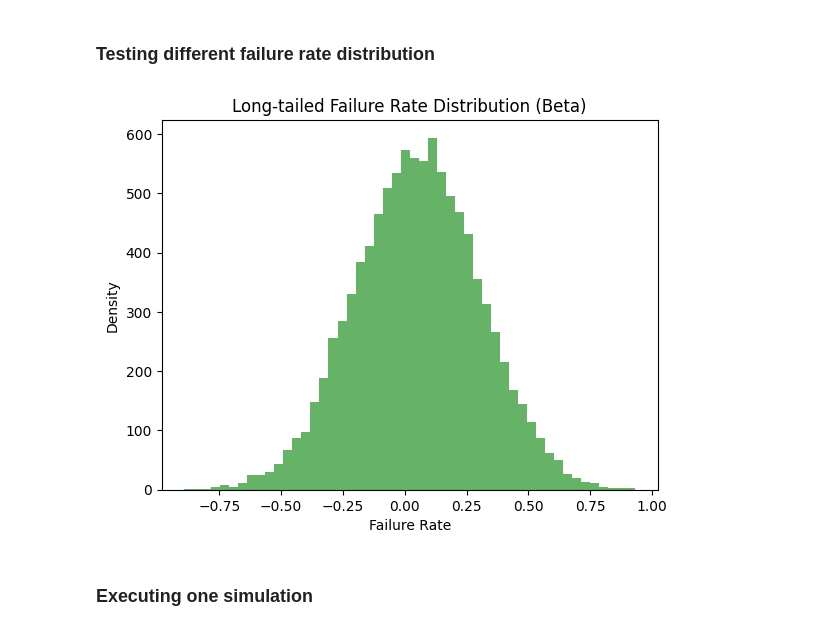
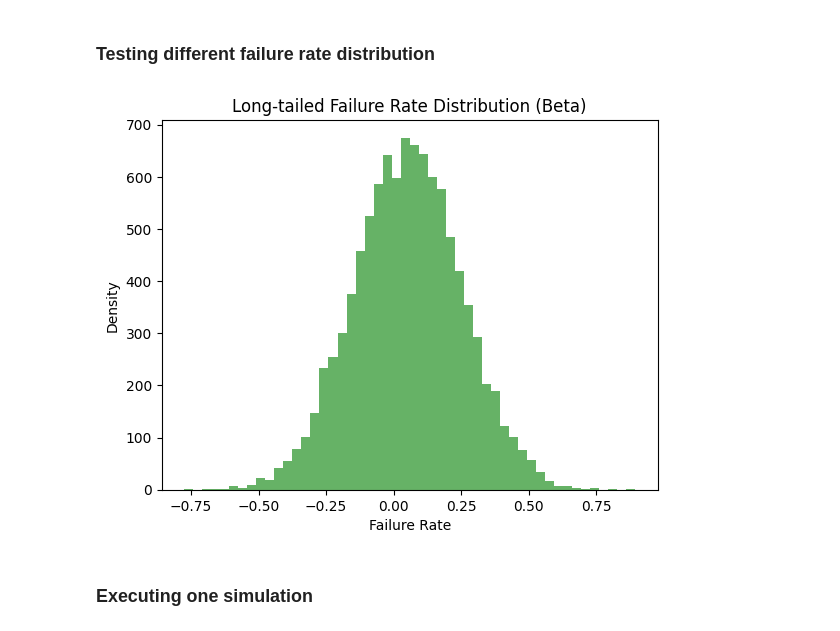
Before and after one commit to RedChainLab/Reliability-Is-Blind-Collective-Incentives, a Jupyter notebook: 2024-08-22_Simulation_Scope/02-Simulation-Environment-Reputation.ipynb, the cells around one changed output. Saved outputs shown, nothing was run; the diff lists cells and outputs as text; code cells hidden in the pictures.

```diff
--- a/2024-08-22_Simulation_Scope/02-Simulation-Environment-Reputation.ipynb
+++ b/2024-08-22_Simulation_Scope/02-Simulation-Environment-Reputation.ipynb
@@ -87,7 +89,7 @@ MAX_REPUTATION = 1000  # Maximum cap for reputation
 # %%
 # Testing normal distribution ------------------------------------------
 # Using a normal distribution with mean 0.18 (average failure rate) and a small std dev of 0.05
-mu, sigma = 0.05, 0.25
+mu, sigma = 0.05, 0.20
 p_fail_distribution = np.random.normal(mu, sigma, 10000)
 
 
@@ -104,34 +106,34 @@ lambda_exponential = 1.0 / 6.0  # Mean time between failures (inverse of average
 # Poisson distribution is a discrete distribution, so we can't use it directly for failure rates
 # lambda_poisson = 0.18  # Average actor failure rate
 # p_fail_distribution = np.random.poisson(lambda_poisson, 10000)
 
 # Testing pareto distribution ------------------------------------------
 # Using a Pareto distribution with shape parameter `b=2` (the smaller the shape, the heavier the tail)
 b = 0.5
 scale = 0.001  # Set scale to reflect the typical range of values around the failure rate
 # p_fail_distribution = pareto.rvs(b, scale=scale, size=10000)
 
 # Testing continuous distribution ----------------------------------
 # p_fail_distribution = [i/10000.0 for i in range(5000)]
 # It seems that for a continuous distribution going from 0 to 0.3605 is the tipping point to ruining everyone
 # This correspond to an average actor failure rate of 0.18025
 # We notice that almost all actors are being evicted from the system at around task 600, until there is only 4 actors left.
 # It seems that if one of those actors is faulty, the system never recovers, but if we reach that point with only reliable actors,
 # then the system progressively recovers and then grows up to new highs.
 
 # Testing binary distribution (0 or 1) ------------------------------
 # p_fail_distribution = [0 for _ in range(1000)] + [1 for _ in range(1000)]
 # We try to get the same average failure rate as the continuous distribution, but with a binary distribution
 # Not the same behaviour, tt seem that the average actor failure rate is not the most important factor ?
 
 # Plotting test distribution
 plt.hist(p_fail_distribution, bins=50, density=False, alpha=0.6, color='g')
 plt.title("Long-tailed Failure Rate Distribution (Beta)")
 plt.xlabel("Failure Rate")
 plt.ylabel("Density")
 plt.show()
 # %% [output]
-[figure, old version]
+[figure, new version]
 # %% [markdown]
 ### Executing one simulation
 # %%
```
Also changed, not shown: parts of 11 cells of this notebook, 1 other file.
